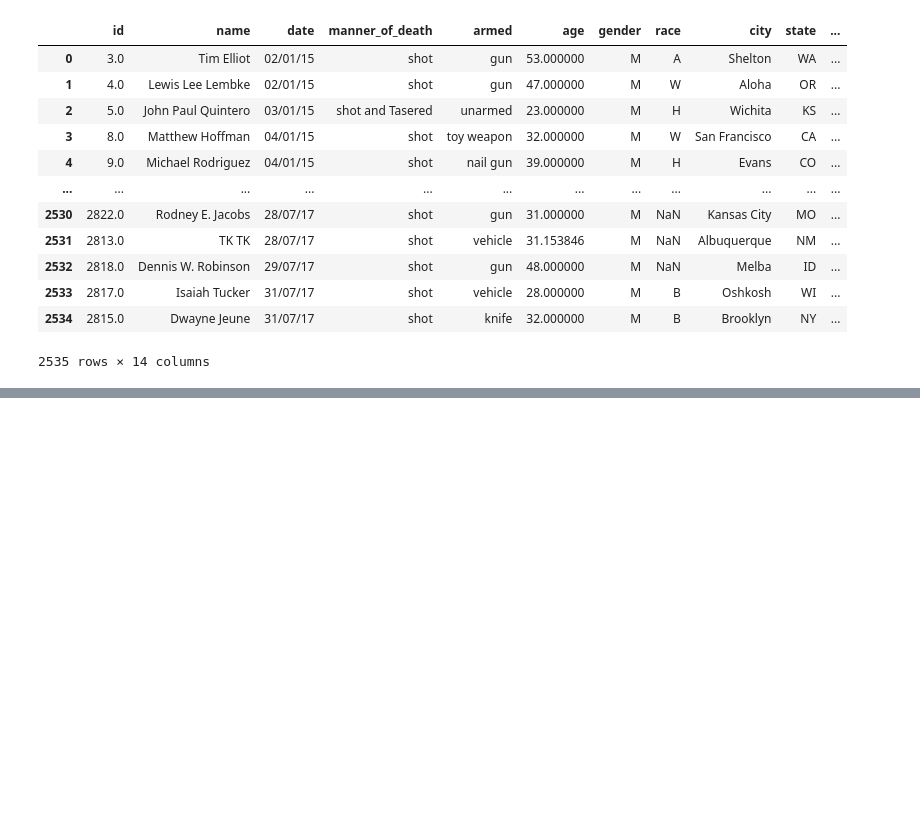
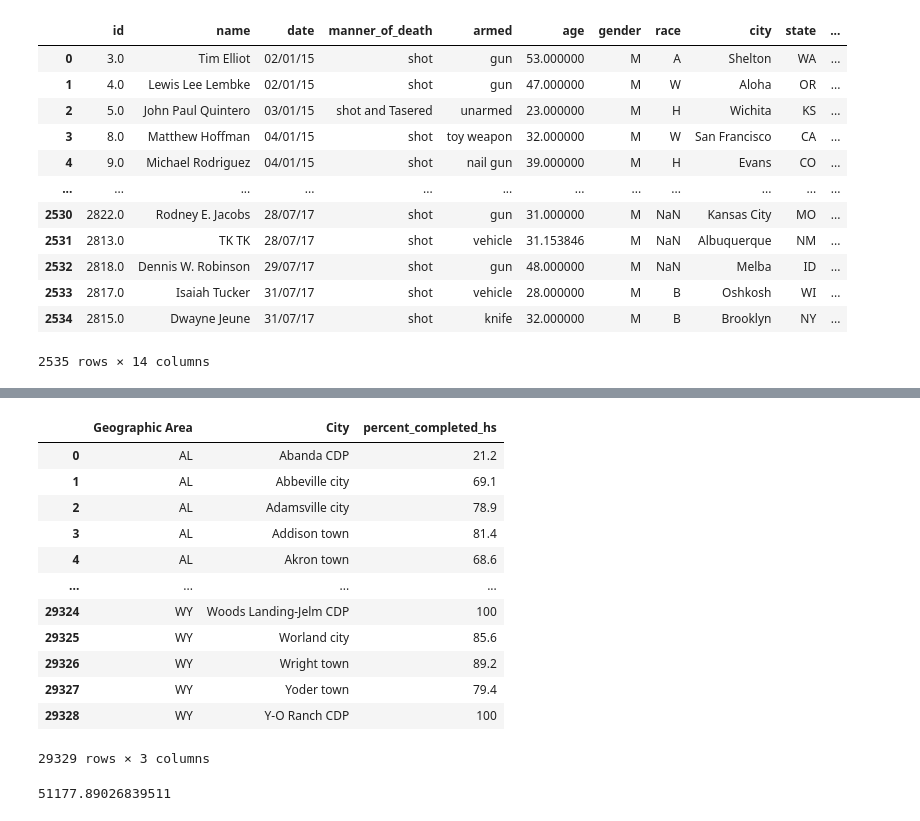
Before and after one commit to SaadSatter/Fatal_force_datascience, a Jupyter notebook: Tylon_ver.ipynb, the cells around one changed output, grey strips where cells are left out. Saved outputs shown, nothing was run; the diff lists cells and outputs as text; code cells hidden in the pictures; blank space fills up the shorter version.

```diff
--- a/Tylon_ver.ipynb
+++ b/Tylon_ver.ipynb
@@ -145,0 +162,21 @@ df_total
+# %%
+df_education
+# %% [output]
+|  | Geographic Area | City | percent_completed_hs |
+| 0 | AL | Abanda CDP | 21.2 |
+| 1 | AL | Abbeville city | 69.1 |
+| 2 | AL | Adamsville city | 78.9 |
+| 3 | AL | Addison town | 81.4 |
+| 4 | AL | Akron town | 68.6 |
+| ... | ... | ... | ... |
+| 29324 | WY | Woods Landing-Jelm CDP | 100 |
+| 29325 | WY | Worland city | 85.6 |
+| 29326 | WY | Wright town | 89.2 |
+| 29327 | WY | Yoder town | 79.4 |
+| 29328 | WY | Y-O Ranch CDP | 100 |
+29329 rows × 3 columns
+# %%
+temp = pd.to_numeric(df_income['Median Income'], errors='coerce')
+type(temp.mean())
+# %% [output]
+51177.89026839511
```
Also changed, not shown: parts of 4 cells of this notebook, 1 other file.
